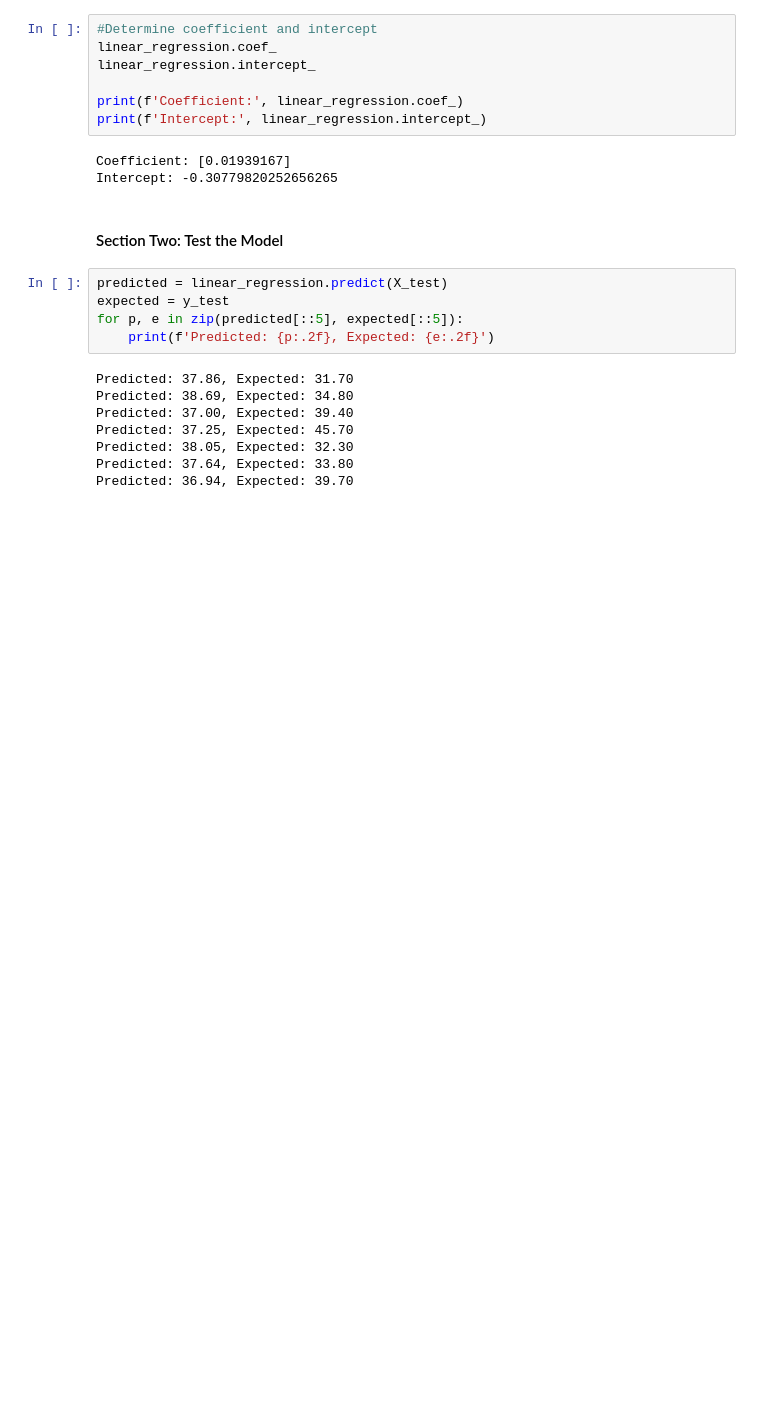
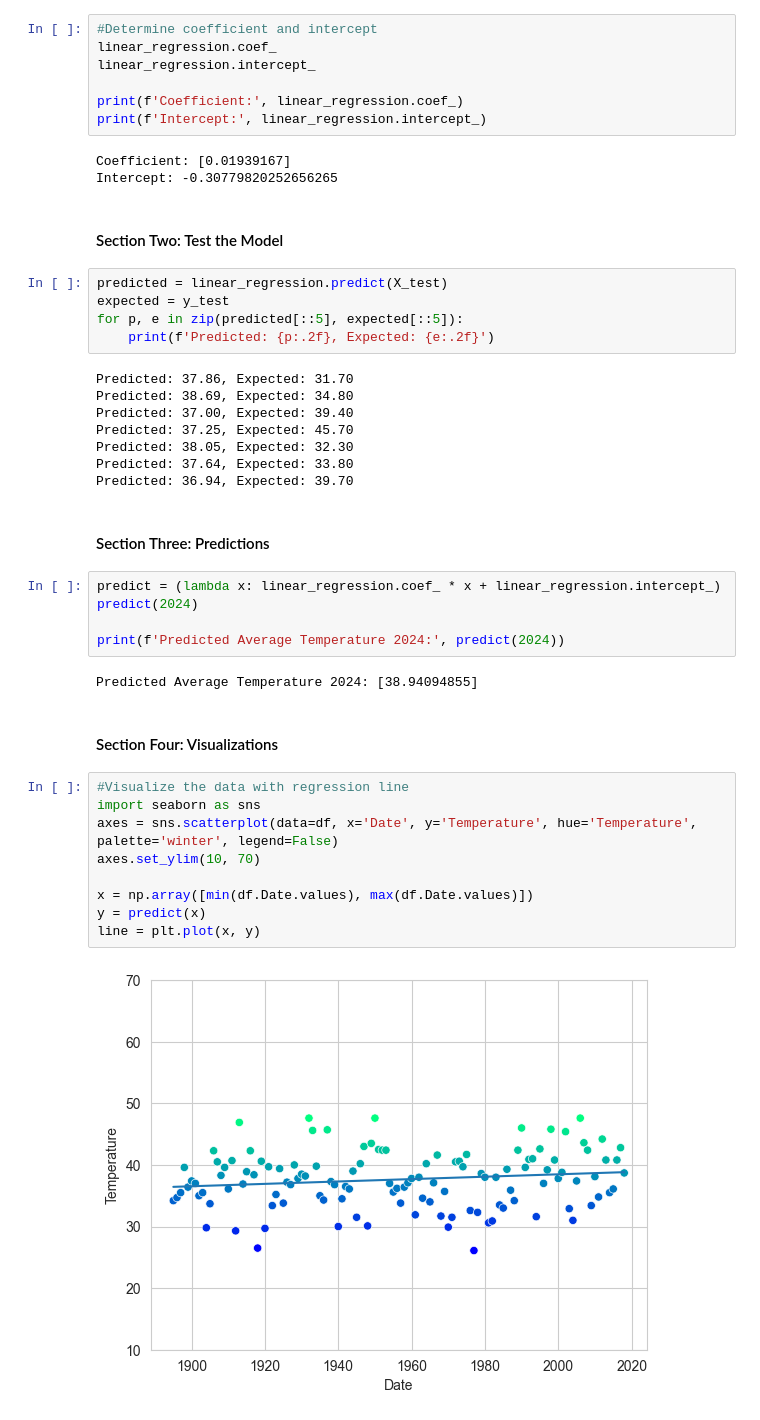
Before and after one commit to ForeverGrateful70/datafun-07-ml, a Jupyter notebook: LeeStrickland_ml.ipynb, the cells around one changed output. Cells and saved outputs as stored; diff of their text form; blank space fills up the shorter version.

Commit message:
Part three model and final insights

```diff
--- a/LeeStrickland_ml.ipynb
+++ b/LeeStrickland_ml.ipynb
@@ -188,3 +188,25 @@ Predicted: 37.25, Expected: 45.70
 Predicted: 38.05, Expected: 32.30
 Predicted: 37.64, Expected: 33.80
 Predicted: 36.94, Expected: 39.70
+# %% [markdown]
+#### Section Three: Predictions
+# %%
+predict = (lambda x: linear_regression.coef_ * x + linear_regression.intercept_)
+predict(2024)
+
+print(f'Predicted Average Temperature 2024:', predict(2024))
+# %% [output]
+Predicted Average Temperature 2024: [38.94094855]
+# %% [markdown]
+#### Section Four: Visualizations
+# %%
+#Visualize the data with regression line
+import seaborn as sns
+axes = sns.scatterplot(data=df, x='Date', y='Temperature', hue='Temperature', palette='winter', legend=False)
+axes.set_ylim(10, 70)
+
+x = np.array([min(df.Date.values), max(df.Date.values)])
+y = predict(x)
+line = plt.plot(x, y)
+# %% [output]
+[figure, added]
```
Also changed, not shown: parts of 1 cell of this notebook.
